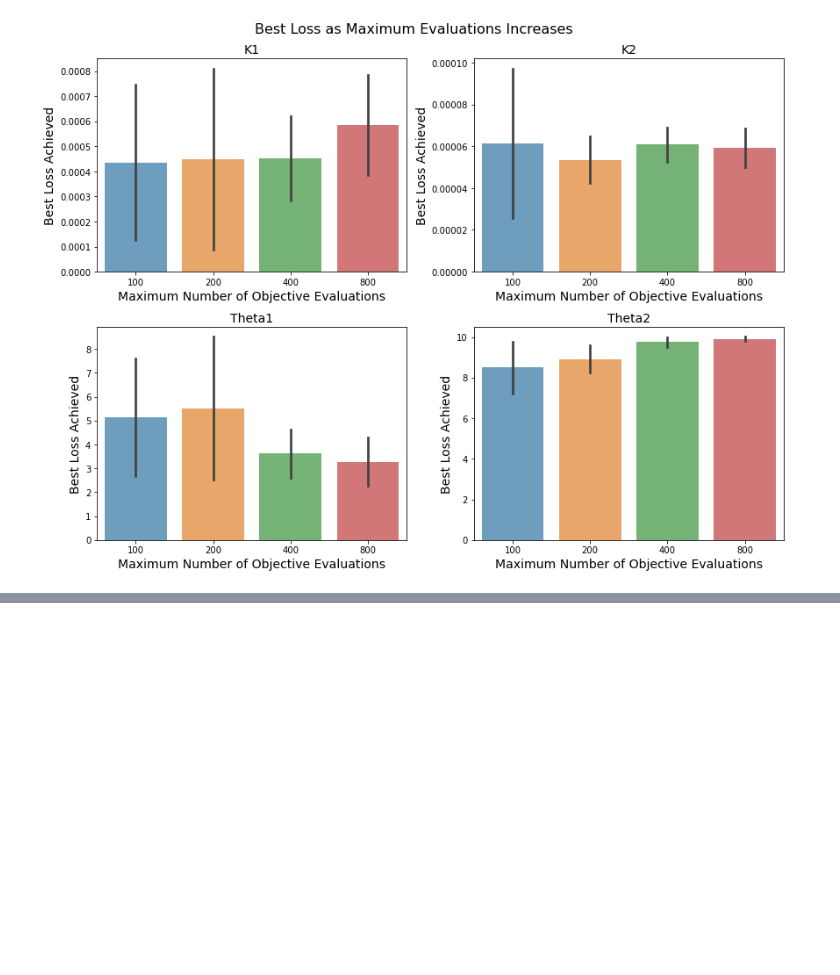
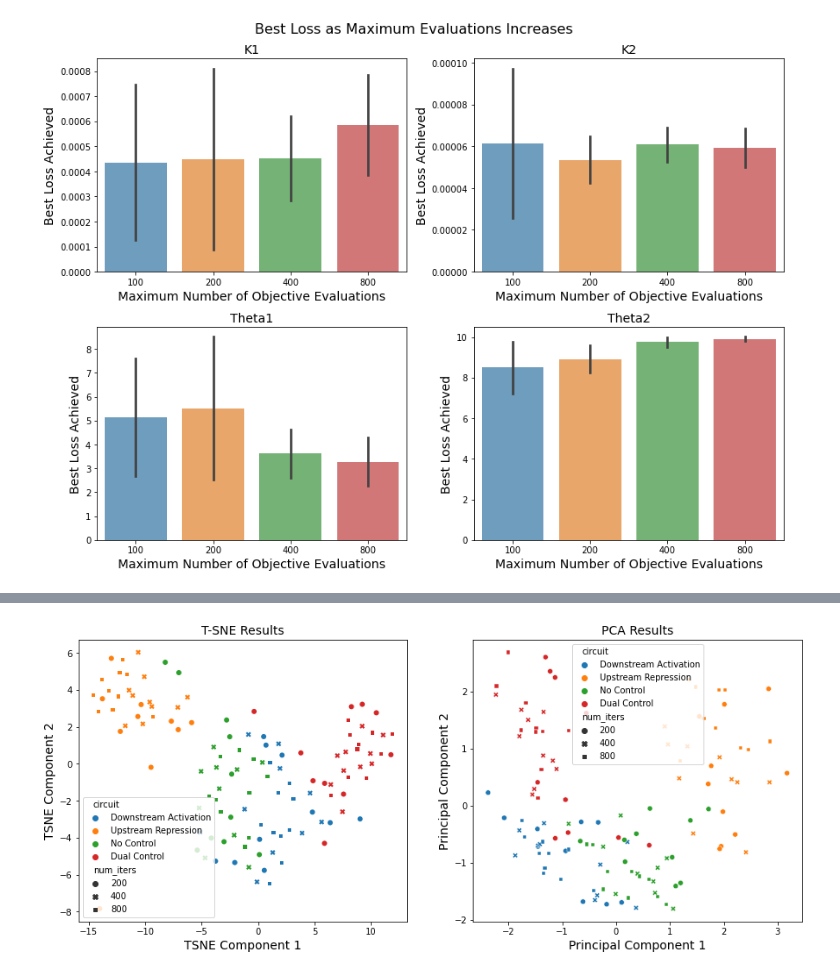
Before and after one commit to cjmerzbacher/msc-thesis, a Jupyter notebook: continuous_hyperopt/continuous_hyperopt.ipynb, the cells around one changed output, grey strips where cells are left out. Saved outputs shown, nothing was run; the diff lists cells and outputs as text; code cells hidden in the pictures; blank space fills up the shorter version.

Commit message:
PCA on hyperopt architectures

```diff
--- a/continuous_hyperopt/continuous_hyperopt.ipynb
+++ b/continuous_hyperopt/continuous_hyperopt.ipynb
@@ -235,0 +266,25 @@ for num_iters in max_iters:
+# %%
+fig, axs = plt.subplots(1, 2, figsize=(15, 6))
+
+endpoint = 'T-SNE Results'
+ax = axs[0]
+#sns.scatterplot(x='pc1', y='pc2', data = finalDf, hue='loss', ax=ax)
+sns.scatterplot(x="tsne1", y="tsne2",
+                hue="circuit", style='num_iters',
+                sizes=(1, 8), linewidth=0,
+                data=combined, ax=ax)
+ax.set_title(f'{endpoint}', fontsize=14)
+ax.set_xlabel('TSNE Component 1', fontsize=14)
+ax.set_ylabel('TSNE Component 2', fontsize=14)
+
+
+endpoint = 'PCA Results'
+ax = axs[1]
+sns.scatterplot(x='pc1', y='pc2', data = combined, hue='circuit', style='num_iters', ax=ax)
+
+ax.set_title(f'{endpoint}', fontsize=14)
+ax.set_xlabel('Principal Component 1', fontsize=14)
+ax.set_ylabel('Principal Component 2', fontsize=14)
+fig.savefig('TSNE_PCA_hyperopt_trials.png')
+# %% [output]
+[figure, added]
```
Also changed, not shown: parts of 4 cells of this notebook, 10 other files.
